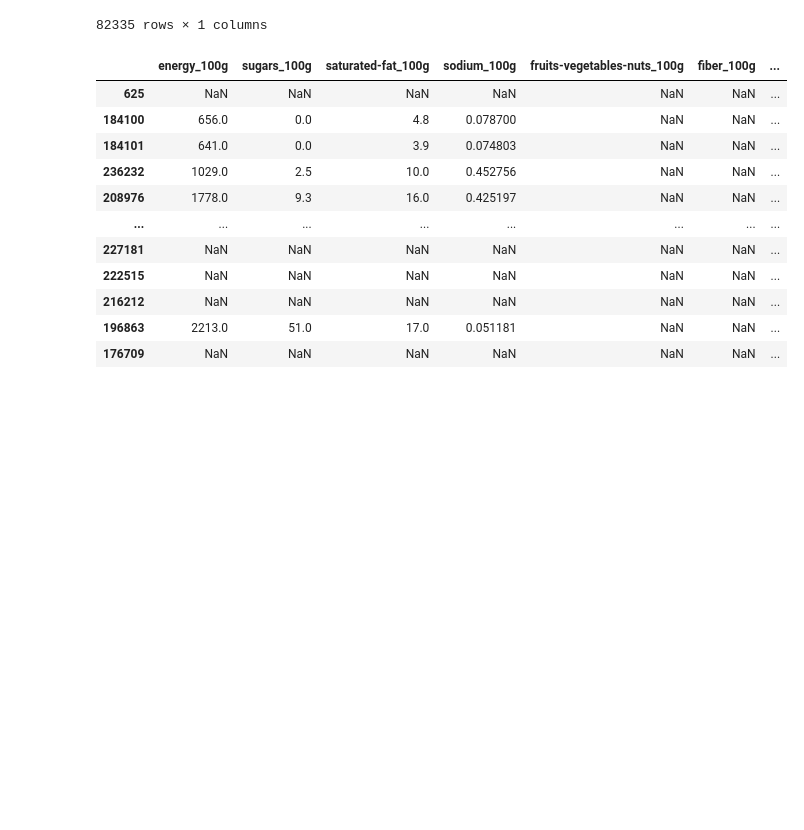
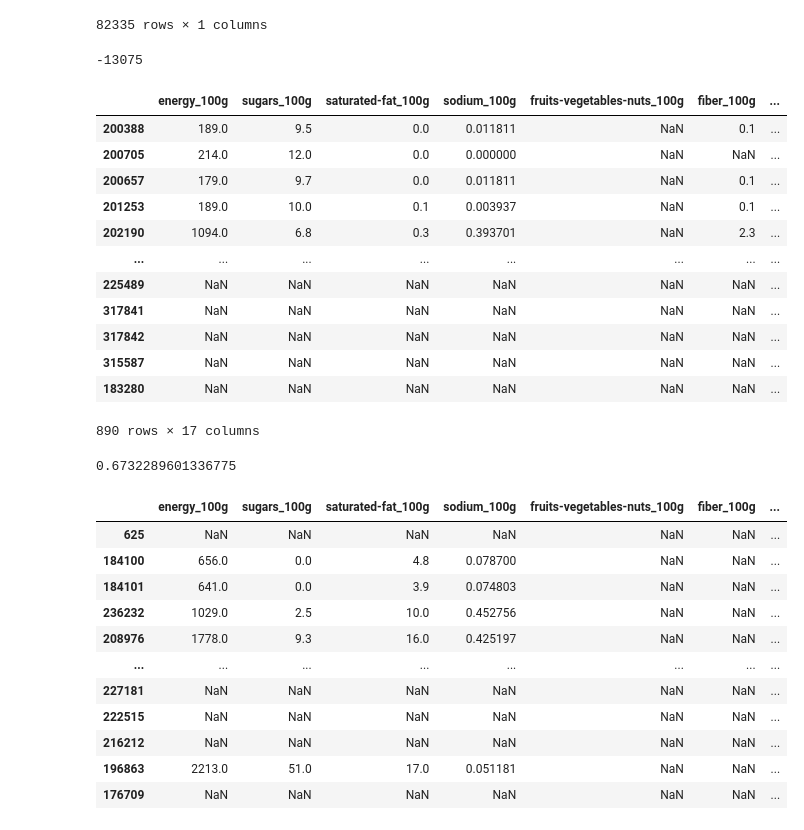
Before and after one commit to ClementPatin/OC-P3, a Jupyter notebook: Patin_Clement_1_notebook_052023.ipynb, the cells around one changed output. Drawn from its saved outputs; the diff is of its cells as text; code cells hidden in the pictures; blank space fills up the shorter version.

Commit message:
search for duplicates within product_name and brands

```diff
--- a/Patin_Clement_1_notebook_052023.ipynb
+++ b/Patin_Clement_1_notebook_052023.ipynb
@@ -484,5 +484,27 @@ foodClean01[["product_name","brands",'code']].groupby(['product_name',"brands"])
 | Flan Patissier | Leader Price | 1 |
 | 칠성사이다 | Chilsung,칠성,Lotte, Lotte Chilsung... | 1 |
 82335 rows × 1 columns
+# %%
+testDf=foodClean01.copy()
+testDf=testDf.loc[(testDf.product_name.notna())&(testDf.brands.notna())]
+testDf.shape[0]-foodClean01.shape[0]
+# %% [output]
+-13075
+# %%
+testDf["quantity"]=foodRaw.quantity.loc[testDf.index]
 # %%
-foodClean01.loc[(foodClean01[["product_name","brands"]].duplicated(keep=False))]
+testDf.loc[(testDf[["product_name","brands","quantity"]].duplicated(keep=False))].sort_values("product_name")
+# %% [output]
+|  | energy_100g | sugars_100g | saturated-fat_100g | sodium_100g | fruits-vegetables-nuts_100g | fiber_100g | ... |
+| 200388 | 189.0 | 9.5 | 0.0 | 0.011811 | NaN | 0.1 | ... |
+| 200705 | 214.0 | 12.0 | 0.0 | 0.000000 | NaN | NaN | ... |
+| 200657 | 179.0 | 9.7 | 0.0 | 0.011811 | NaN | 0.1 | ... |
+| 201253 | 189.0 | 10.0 | 0.1 | 0.003937 | NaN | 0.1 | ... |
+| 202190 | 1094.0 | 6.8 | 0.3 | 0.393701 | NaN | 2.3 | ... |
+| ... | ... | ... | ... | ... | ... | ... | ... |
+| 225489 | NaN | NaN | NaN | NaN | NaN | NaN | ... |
+| 317841 | NaN | NaN | NaN | NaN | NaN | NaN | ... |
+| 317842 | NaN | NaN | NaN | NaN | NaN | NaN | ... |
+| 315587 | NaN | NaN | NaN | NaN | NaN | NaN | ... |
+| 183280 | NaN | NaN | NaN | NaN | NaN | NaN | ... |
+890 rows × 17 columns
@@ -489,3 +513,7 @@ foodClean01.loc[(foodClean01[["product_name","brands"]].duplicated(keep=False))]
+# %%
+foodRaw.quantity.isna().mean()
+# %% [output]
+0.6732289601336775
 # %%
 testdf.loc[(testdf.brands.notna())&(testdf.product_name.notna())&(testdf.product_name.duplicated(keep=False))&(testdf.brands.duplicated(keep=False))].sort_values("brands").sort_values("product_name")
 # %% [output]
```
Also changed, not shown: parts of 1 cell of this notebook.
